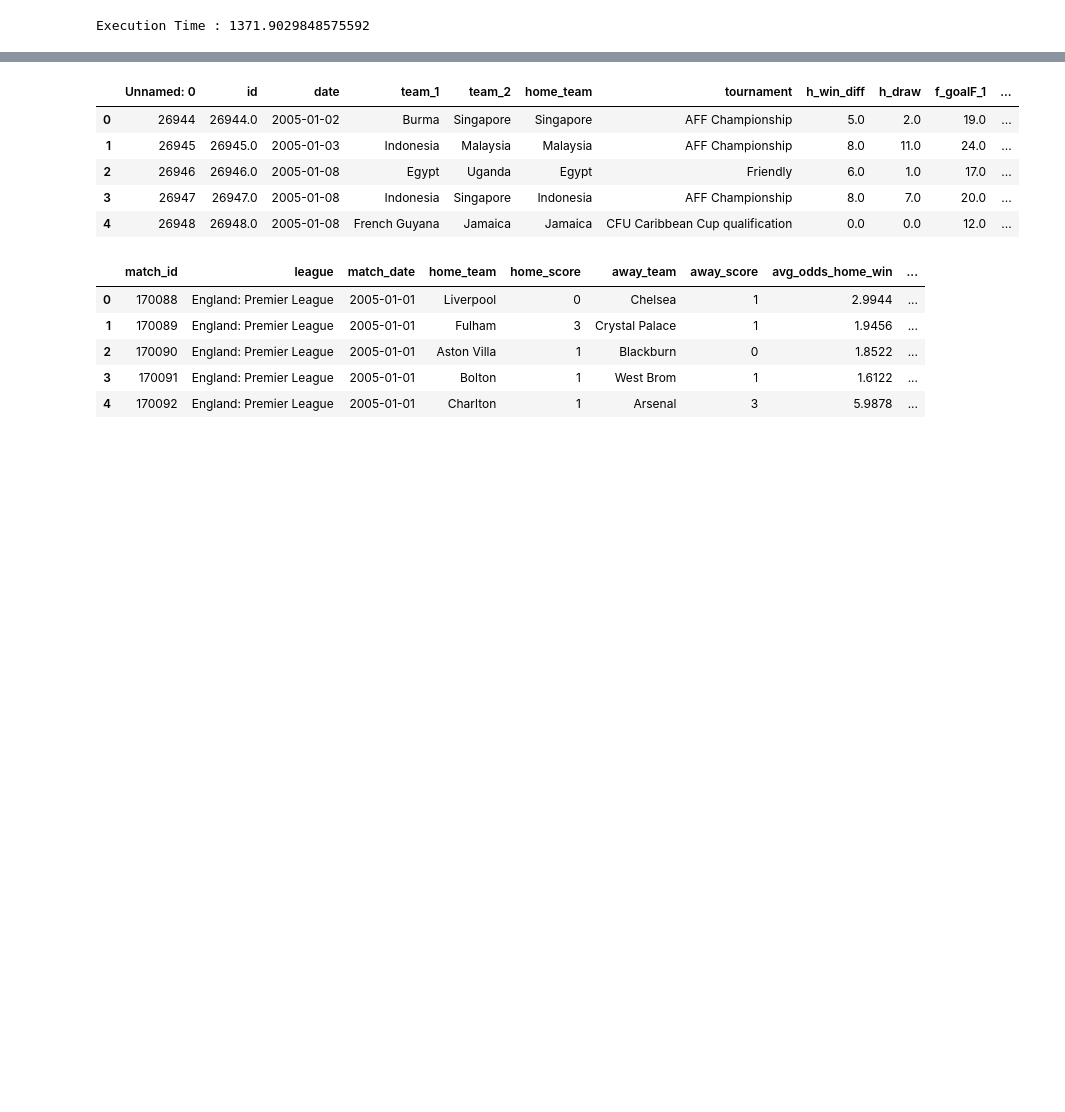
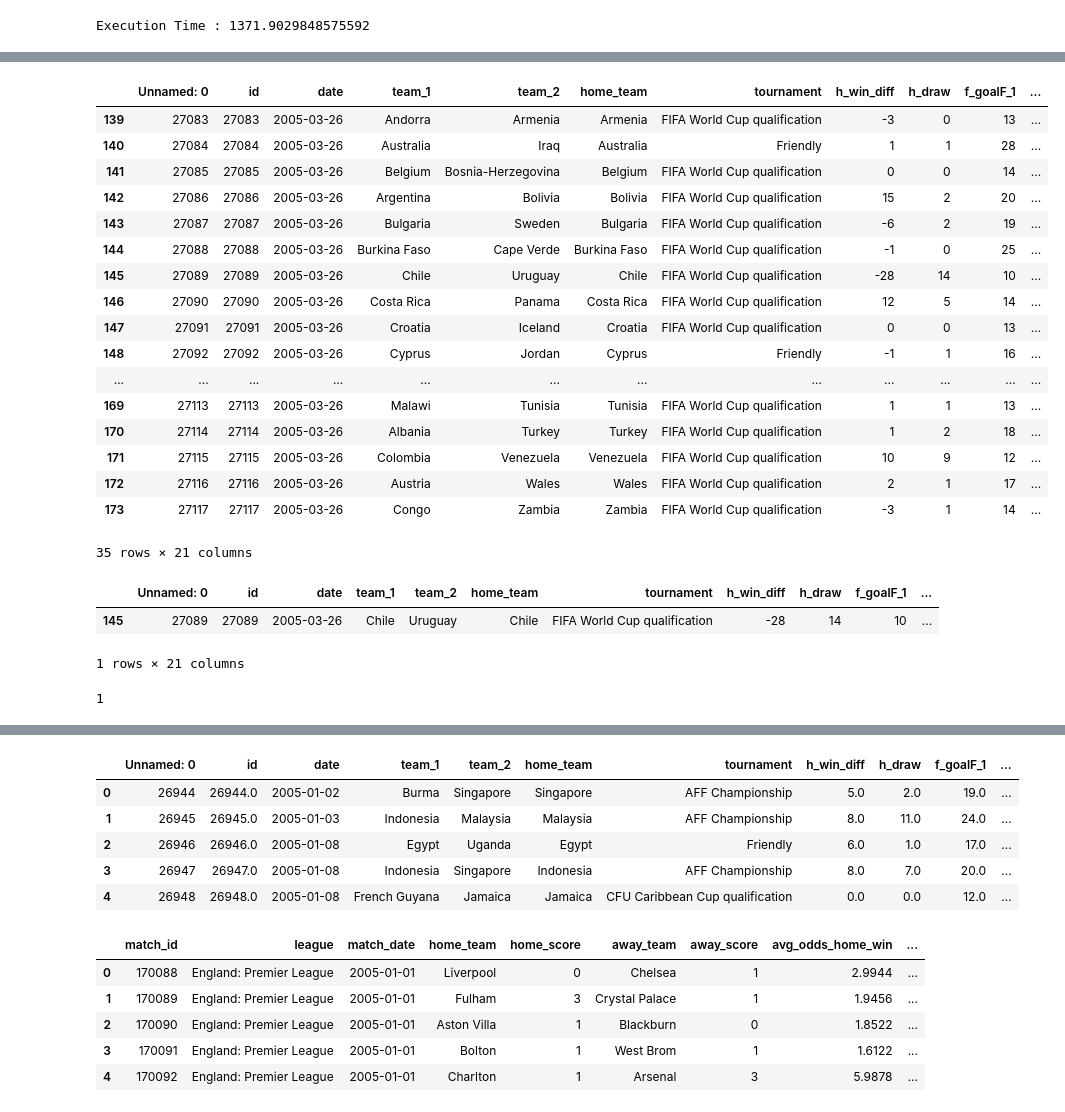
Before and after one commit to mrthlinh/FIFA-World-Cup-Prediction, a Jupyter notebook: pre_processingData.ipynb, the cells around one changed output, grey strips where cells are left out. Drawn from its saved outputs; the diff is of its cells as text; code cells hidden in the pictures; blank space fills up the shorter version.

```diff
--- a/pre_processingData.ipynb
+++ b/pre_processingData.ipynb
@@ -133,0 +116,11 @@ my_df.head()
+# %%
+# Put data with bet odd and data without odd
+
+# Load data with bet
+data_odd = pd.read_csv("data/data_odd_match_filter.csv", encoding='utf-8')
+
+# load data without bet
+data_wo_odd = pd.read_csv("data/data_2005.csv", encoding='utf-8')
+
+data_wo_odd['date'] = pd.to_datetime(data_wo_odd['date'])
+data_odd['match_date'] = pd.to_datetime(data_odd['match_date'])
@@ -133,0 +144,6 @@ my_df.head()
+# %%
+data_wo_odd['date'] = pd.to_datetime(data_wo_odd['date'])
+data_odd['match_date'] = pd.to_datetime(data_odd['match_date'])
+# %%
+curr_match = data_odd.iloc[45,:]
+curr_match
@@ -133,0 +170,21 @@ my_df.head()
+# %%
+data_wo_odd[data_wo_odd.date == (curr_match.match_date + timedelta(days=-1))]
+# %% [output]
+|  | Unnamed: 0 | id | date | team_1 | team_2 | home_team | tournament | h_win_diff | h_draw | f_goalF_1 | ... |
+| 139 | 27083 | 27083 | 2005-03-26 | Andorra | Armenia | Armenia | FIFA World Cup qualification | -3 | 0 | 13 | ... |
+| 140 | 27084 | 27084 | 2005-03-26 | Australia | Iraq | Australia | Friendly | 1 | 1 | 28 | ... |
+| 141 | 27085 | 27085 | 2005-03-26 | Belgium | Bosnia-Herzegovina | Belgium | FIFA World Cup qualification | 0 | 0 | 14 | ... |
+| 142 | 27086 | 27086 | 2005-03-26 | Argentina | Bolivia | Bolivia | FIFA World Cup qualification | 15 | 2 | 20 | ... |
+| 143 | 27087 | 27087 | 2005-03-26 | Bulgaria | Sweden | Bulgaria | FIFA World Cup qualification | -6 | 2 | 19 | ... |
+| 144 | 27088 | 27088 | 2005-03-26 | Burkina Faso | Cape Verde | Burkina Faso | FIFA World Cup qualification | -1 | 0 | 25 | ... |
+| 145 | 27089 | 27089 | 2005-03-26 | Chile | Uruguay | Chile | FIFA World Cup qualification | -28 | 14 | 10 | ... |
+| 146 | 27090 | 27090 | 2005-03-26 | Costa Rica | Panama | Costa Rica | FIFA World Cup qualification | 12 | 5 | 14 | ... |
+| 147 | 27091 | 27091 | 2005-03-26 | Croatia | Iceland | Croatia | FIFA World Cup qualification | 0 | 0 | 13 | ... |
+| 148 | 27092 | 27092 | 2005-03-26 | Cyprus | Jordan | Cyprus | Friendly | -1 | 1 | 16 | ... |
+| ... | ... | ... | ... | ... | ... | ... | ... | ... | ... | ... | ... |
+| 169 | 27113 | 27113 | 2005-03-26 | Malawi | Tunisia | Tunisia | FIFA World Cup qualification | 1 | 1 | 13 | ... |
+| 170 | 27114 | 27114 | 2005-03-26 | Albania | Turkey | Turkey | FIFA World Cup qualification | 1 | 2 | 18 | ... |
+| 171 | 27115 | 27115 | 2005-03-26 | Colombia | Venezuela | Venezuela | FIFA World Cup qualification | 10 | 9 | 12 | ... |
+| 172 | 27116 | 27116 | 2005-03-26 | Austria | Wales | Wales | FIFA World Cup qualification | 2 | 1 | 17 | ... |
+| 173 | 27117 | 27117 | 2005-03-26 | Congo | Zambia | Zambia | FIFA World Cup qualification | -3 | 1 | 14 | ... |
+35 rows × 21 columns
@@ -133,0 +197,10 @@ my_df.head()
+# %%
+lookup_match
+# %% [output]
+|  | Unnamed: 0 | id | date | team_1 | team_2 | home_team | tournament | h_win_diff | h_draw | f_goalF_1 | ... |
+| 145 | 27089 | 27089 | 2005-03-26 | Chile | Uruguay | Chile | FIFA World Cup qualification | -28 | 14 | 10 | ... |
+1 rows × 21 columns
+# %%
+lookup_match.shape[0]
+# %% [output]
+1
```
Also changed, not shown: parts of 36 cells of this notebook.
